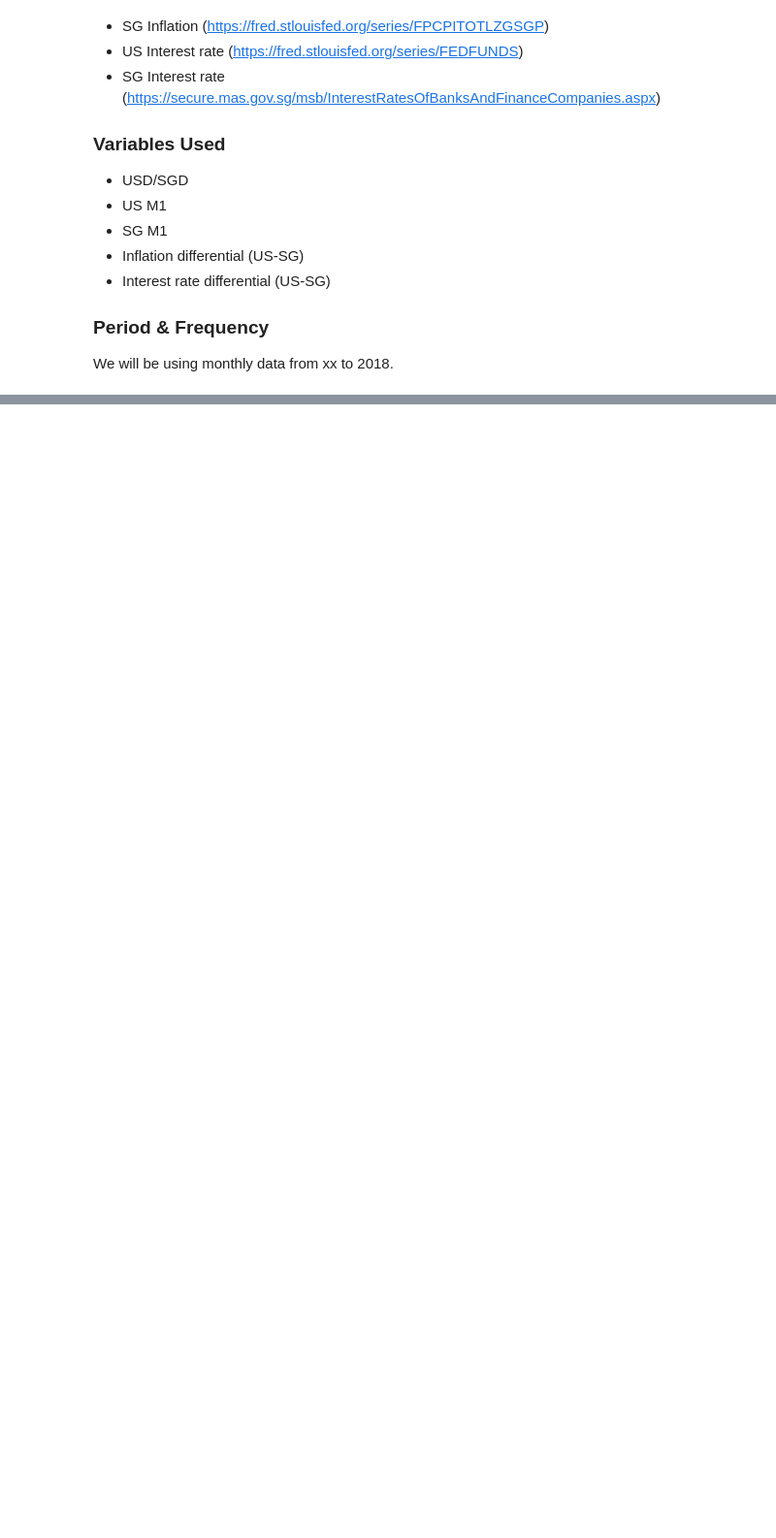
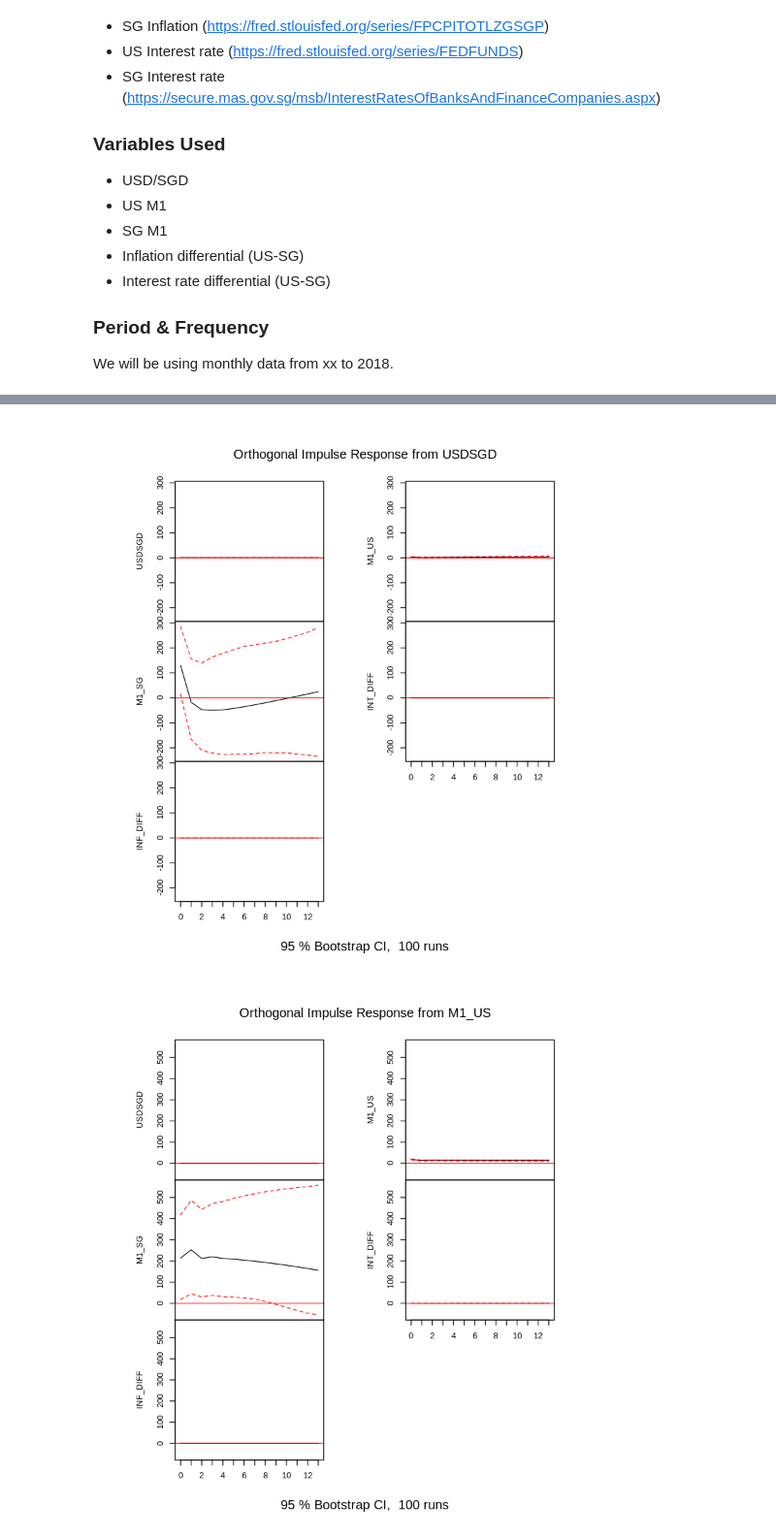
Before and after one commit to yehjxraymond/wqu_econometrics_group_proj, a Jupyter notebook: submission2/Part 2.ipynb, the cells around one changed output, grey strips where cells are left out. Shown: that part at 97% size. Drawn from its saved outputs; the diff is of its cells as text; code cells hidden in the pictures; blank space fills up the shorter version.

```diff
--- a/submission2/Part 2.ipynb
+++ b/submission2/Part 2.ipynb
@@ -95,6 +109,15 @@ We will be using monthly data from xx to 2018.
 # %%
+# Jan 1981 - Mar 2019
 USDSGD = read.table("data/USDSGD.csv", header=TRUE, sep = ",", colClasses = c("Date", "numeric"))
+# Jan 1983 - Mar 2019
 INTEREST_SG = read.table("data/INTEREST-SG.csv", header=TRUE, sep = ",", colClasses = c("Date", "numeric"))
+# Jul 1954 - Mar 2019
 INTEREST_US = read.table("data/INTEREST-US.csv", header=TRUE, sep = ",", colClasses = c("Date", "numeric"))
+# Jan 1991 - Feb 2019
 M1_SG = read.table("data/M1-SG.csv", header=TRUE, sep = ",", colClasses = c("Date", "numeric"))
+# Jan 1975 - Mar 2019
 M1_US = read.table("data/M1-US.csv", header=TRUE, sep = ",", colClasses = c("Date", "numeric"))
+# Jan 1960 - Jan 2017
+INF_US = read.table("data/INFLATION-US.csv", header=TRUE, sep = ",", colClasses = c("Date", "numeric"))
+# Jan 1961 - Jan 2017
+INF_SG = read.table("data/INFLATION-SG.csv", header=TRUE, sep = ",", colClasses = c("Date", "numeric"))
@@ -118,0 +197,4 @@ M1_US = read.table("data/M1-US.csv", header=TRUE, sep = ",", colClasses = c("Dat
+# %%
+# VAR
+VAR_model = VAR(data, lag.max=12, type = "none", ic = "AIC")
+summary(VAR_model)
@@ -118,0 +219,7 @@ M1_US = read.table("data/M1-US.csv", header=TRUE, sep = ",", colClasses = c("Dat
+# %%
+# compute and plot the impulse response functions
+VAR_irf = irf(VAR_model, n.ahead = 13,boot = TRUE, ci = 0.95)
+plot(VAR_irf)
+# %% [output]
+[figure, added]
+[figure, added]
```
Also changed, not shown: parts of 7 cells of this notebook, 2 other files.
